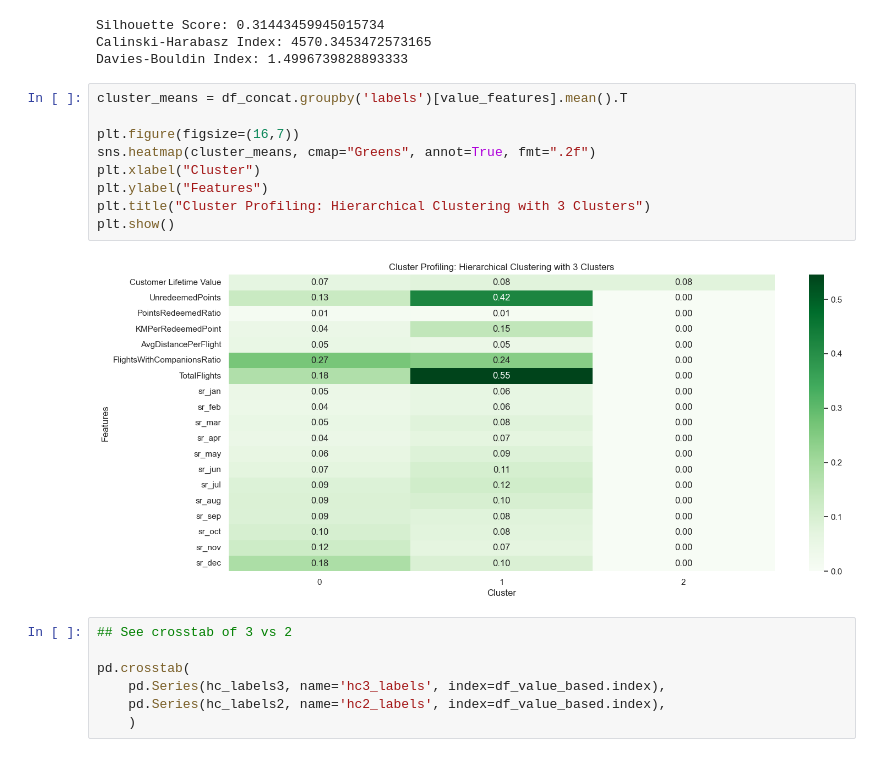
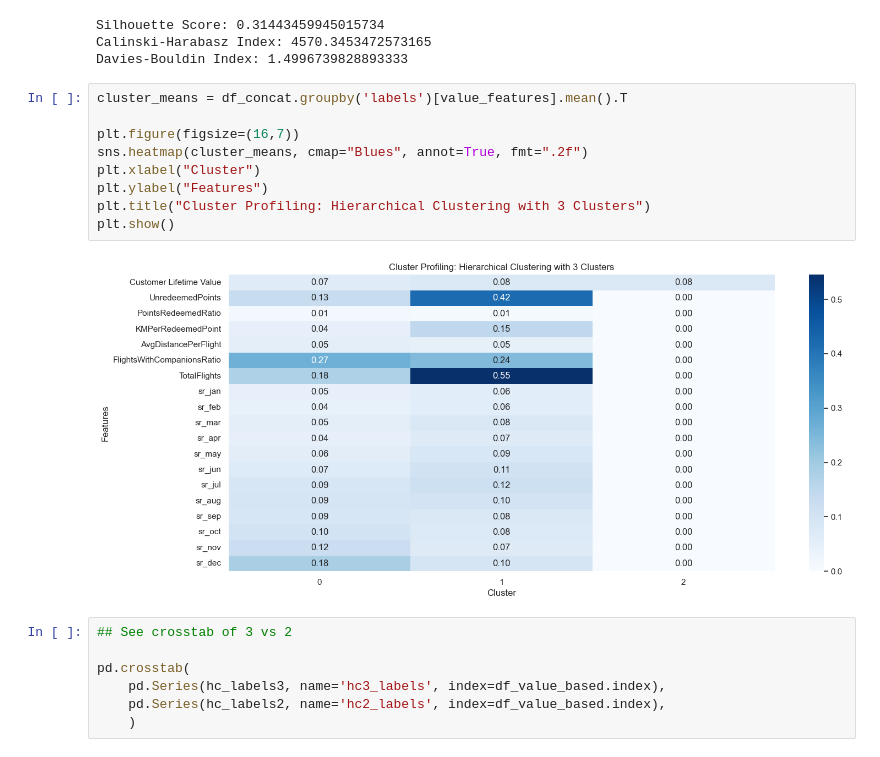
Before and after one commit to calcoafrancisca/Group-39---DM---Part2, a Jupyter notebook: Value-Based-Perspective.ipynb, the cells around one changed output. Drawn from its saved outputs; the diff is of its cells as text.

```diff
--- a/Value-Based-Perspective.ipynb
+++ b/Value-Based-Perspective.ipynb
@@ -347,14 +365,14 @@ Davies-Bouldin Index: 1.4996739828893333
 # %%
 cluster_means = df_concat.groupby('labels')[value_features].mean().T
 
 plt.figure(figsize=(16,7))
-sns.heatmap(cluster_means, cmap="Greens", annot=True, fmt=".2f")
+sns.heatmap(cluster_means, cmap="Blues", annot=True, fmt=".2f")
 plt.xlabel("Cluster")
 plt.ylabel("Features")
 plt.title("Cluster Profiling: Hierarchical Clustering with 3 Clusters")
 plt.show()
 # %% [output]
-[figure, old version]
+[figure, new version]
 # %%
 ## See crosstab of 3 vs 2
 
```
Also changed, not shown: parts of 12 cells of this notebook, 1 other file.
